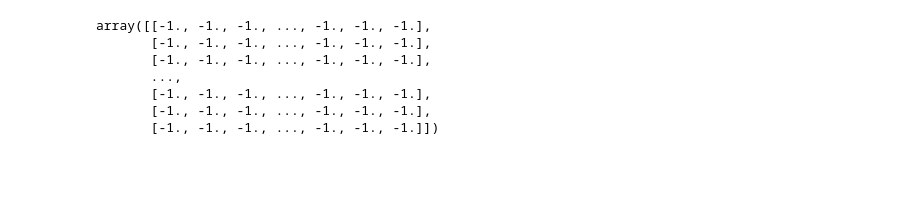
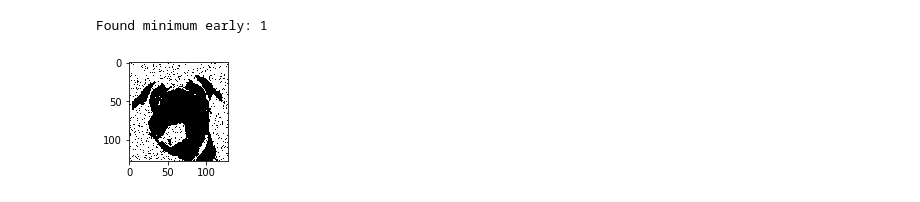
Before and after one commit to ThemisP/ml_cw2, a Jupyter notebook: CW2.ipynb, the cells around one changed output. Cells and saved outputs as stored; diff of their text form; code cells hidden in the pictures; blank space fills up the shorter version.

```diff
--- a/CW2.ipynb
+++ b/CW2.ipynb
@@ -98,27 +114,47 @@ plt.show()
-# %%
-# Iteratuve Conditional Modes
-def denoise_ICM(im):
-    x = im.copy()
-    for iter in range(100):
-        countChange = 0
-        for i in  range(im.shape[0]):
-            for j in range(im.shape[1]):
-                if():
-                    x[i][j] = 1
-                    countChange += 1
-                else:
-                    x[i][j] = -1
-                    countChange += 1
-        if (countChange == 0): return x
-    return x
-
-
-denoise_ICM(im2)
-# %% [output]
-array([[-1., -1., -1., ..., -1., -1., -1.],
-       [-1., -1., -1., ..., -1., -1., -1.],
-       [-1., -1., -1., ..., -1., -1., -1.],
-       ...,
-       [-1., -1., -1., ..., -1., -1., -1.],
-       [-1., -1., -1., ..., -1., -1., -1.],
-       [-1., -1., -1., ..., -1., -1., -1.]])
+# %%
+# Iteratuve Conditional Modes
+M, N = im2.shape
+
+def prob(im,  i, j, h, beta, eta):
+    n = neighbours(i,j, M,N, size=8)
+    sumPlus = 0
+    sumMinus = 0
+    for k in range(np.shape(n)[0]):
+        sumPlus += im[n[k]] * 1
+        sumMinus -= im[n[k]] * -1
+    val1 = np.exp(-(h*1 - beta * sumPlus - eta*1*im[i][j]))
+    val2 = np.exp(-(h*-1 - beta * sumMinus - eta*-1*im[i][j]))
+    return val1>val2
+
+def denoise_ICM(im, h, beta, eta, iterations):
+    x = im.copy()
+    for count in range(iterations):
+        countChange = 0
+        for i in  range(im.shape[0]):
+            for j in range(im.shape[1]):
+                if(prob(im,i,j,h,beta,eta)):
+                    x[i][j] = 1
+                    if(im[i][j] != 1):
+                        countChange += 1
+                else:
+                    x[i][j] = -1
+                    if(im[i][j] != -1):
+                        countChange += 1
+        if (countChange == 0):
+            print("Found minimum early: " + str(count))
+            return x
+        im = x.copy()
+    print(iterations)
+    return x
+
+
+imICM = denoise_ICM(im2, 0.5, 0.4, 0.7, 30)
+imICM = (imICM + 1)/2
+fig = plt.figure()
+ax2 = fig.add_subplot(131)
+ax2.imshow(imICM,cmap='gray')
+
+plt.show()
+# %% [output]
+Found minimum early: 1
+[figure, added]
```
Also changed, not shown: parts of 1 cell of this notebook, 1 other file.
